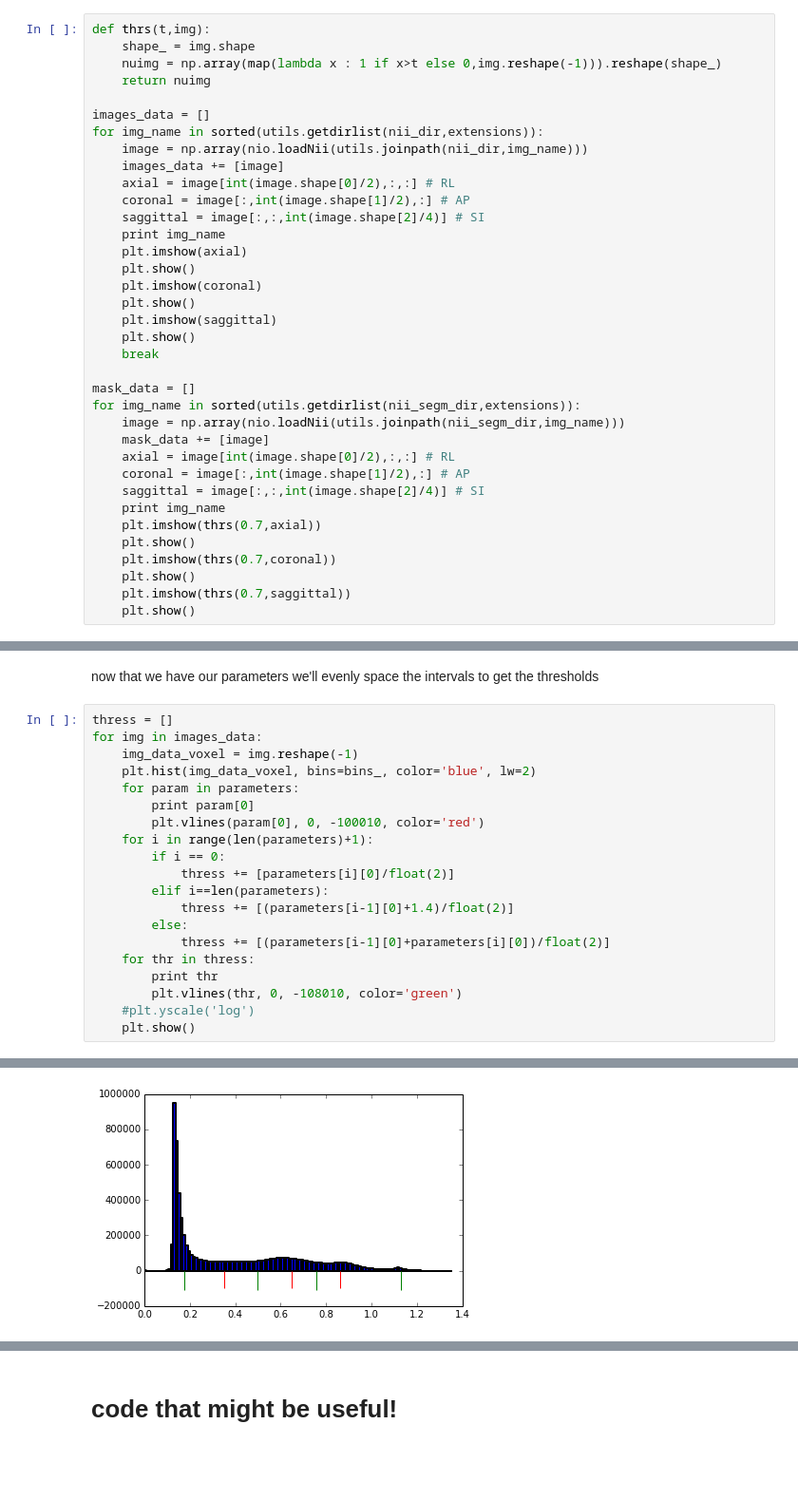
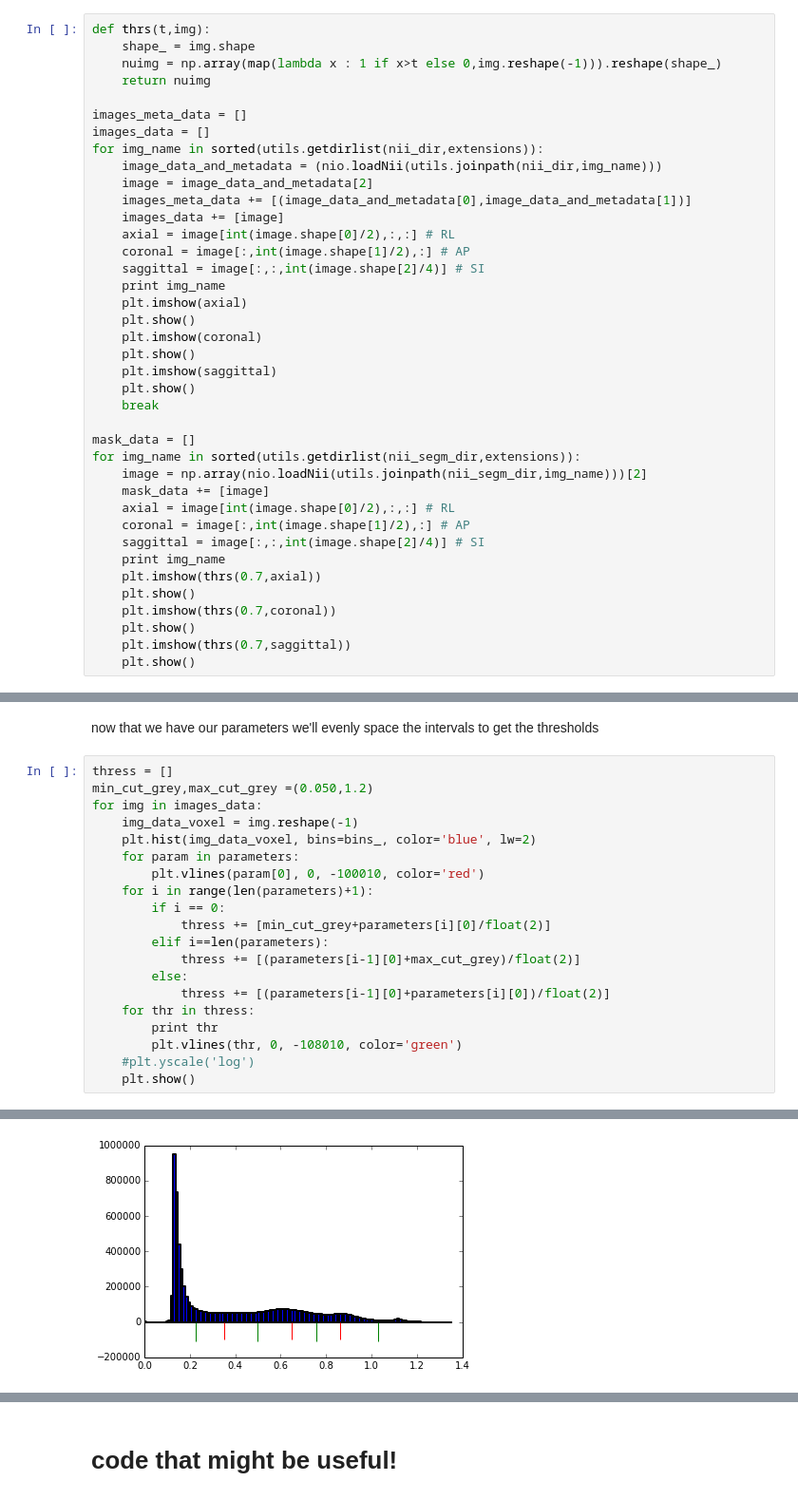
Before and after one commit to marioviti/Med_Imaging, a Jupyter notebook: imaging/3d sampling.ipynb, the cells around one changed output, grey strips where cells are left out. Shown at 95% size. Saved outputs shown, nothing was run; the diff lists cells and outputs as text; blank space fills up the shorter version.

```diff
--- a/imaging/3d sampling.ipynb
+++ b/imaging/3d sampling.ipynb
@@ -51,9 +52,12 @@ def thrs(t,img):
     nuimg = np.array(map(lambda x : 1 if x>t else 0,img.reshape(-1))).reshape(shape_)
     return nuimg
 
+images_meta_data = []
 images_data = []
 for img_name in sorted(utils.getdirlist(nii_dir,extensions)):
-    image = np.array(nio.loadNii(utils.joinpath(nii_dir,img_name)))
+    image_data_and_metadata = (nio.loadNii(utils.joinpath(nii_dir,img_name)))
+    image = image_data_and_metadata[2]
+    images_meta_data += [(image_data_and_metadata[0],image_data_and_metadata[1])]
     images_data += [image]
     axial = image[int(image.shape[0]/2),:,:] # RL
     coronal = image[:,int(image.shape[1]/2),:] # AP
@@ -69,7 +73,7 @@ for img_name in sorted(utils.getdirlist(nii_dir,extensions)):
 
 mask_data = []
 for img_name in sorted(utils.getdirlist(nii_segm_dir,extensions)):
-    image = np.array(nio.loadNii(utils.joinpath(nii_segm_dir,img_name)))
+    image = np.array(nio.loadNii(utils.joinpath(nii_segm_dir,img_name)))[2]
     mask_data += [image]
     axial = image[int(image.shape[0]/2),:,:] # RL
     coronal = image[:,int(image.shape[1]/2),:] # AP
@@ -175,17 +179,17 @@ Initialization 1
 now that we have our parameters we'll evenly space the intervals to get the thresholds
 # %%
 thress = []
+min_cut_grey,max_cut_grey =(0.050,1.2)
 for img in images_data:
     img_data_voxel = img.reshape(-1)
     plt.hist(img_data_voxel, bins=bins_, color='blue', lw=2)
     for param in parameters:
-        print param[0]
         plt.vlines(param[0], 0, -100010, color='red')
     for i in range(len(parameters)+1):
         if i == 0:
-            thress += [parameters[i][0]/float(2)]
+            thress += [min_cut_grey+parameters[i][0]/float(2)]
         elif i==len(parameters):
-            thress += [(parameters[i-1][0]+1.4)/float(2)]
+            thress += [(parameters[i-1][0]+max_cut_grey)/float(2)]
         else:
             thress += [(parameters[i-1][0]+parameters[i][0])/float(2)]
     for thr in thress:
@@ -204 +205 @@ for img in images_data:
-[figure, old version]
+[figure, new version]
```
Also changed, not shown: parts of 9 cells of this notebook, 4 other files.
